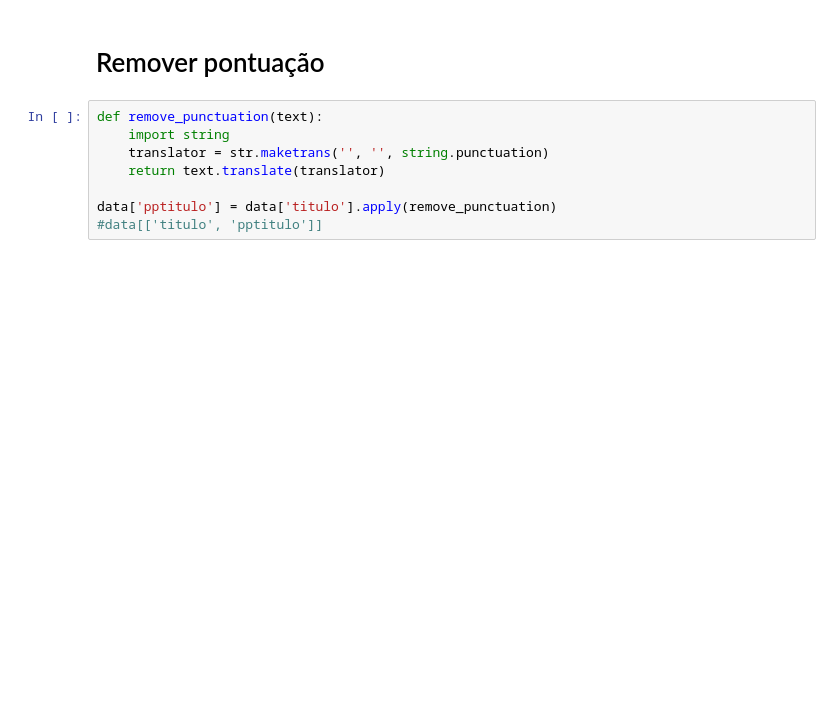
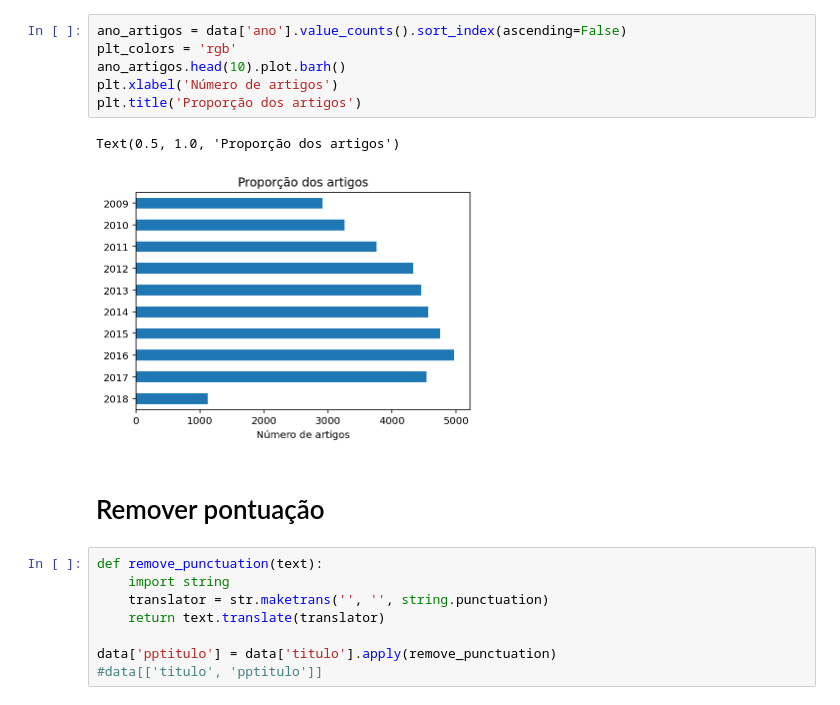
Before and after one commit to ufsj-labPi/cluwords-lattes, a Jupyter notebook: pre-process-beta.ipynb, the cells around one changed output. Saved outputs shown, nothing was run; the diff lists cells and outputs as text; blank space fills up the shorter version.

```diff
--- a/pre-process-beta.ipynb
+++ b/pre-process-beta.ipynb
@@ -72,3 +34,12 @@ plt.show()
+# %%
+ano_artigos = data['ano'].value_counts().sort_index(ascending=False)
+plt_colors = 'rgb'
+ano_artigos.head(10).plot.barh()
+plt.xlabel('Número de artigos')
+plt.title('Proporção dos artigos')
+# %% [output]
+Text(0.5, 1.0, 'Proporção dos artigos')
+[figure, added]
 # %% [markdown]
 # Remover pontuação
 # %%
```
Also changed, not shown: parts of 10 cells of this notebook, 3 other files.
